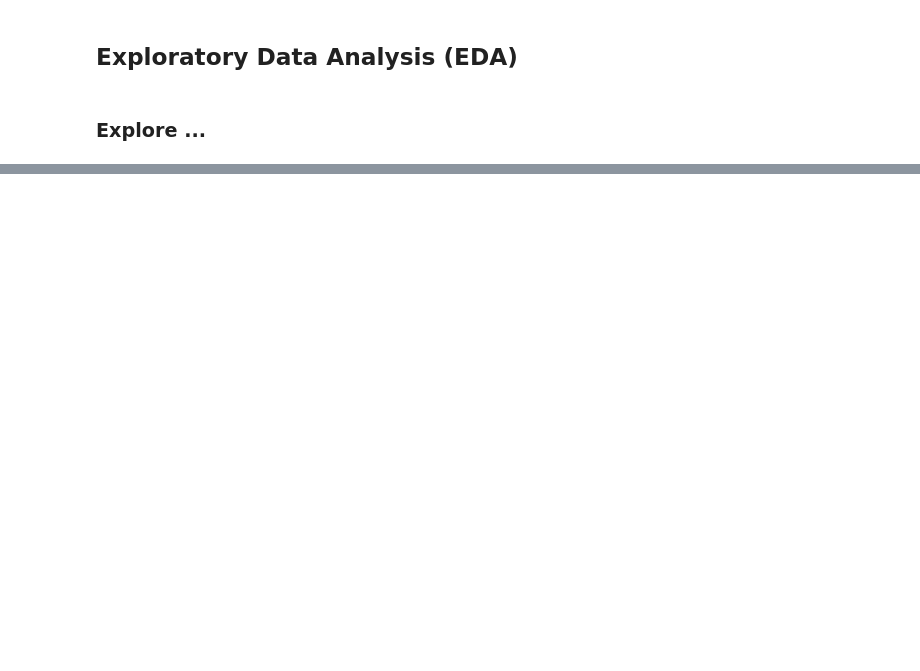
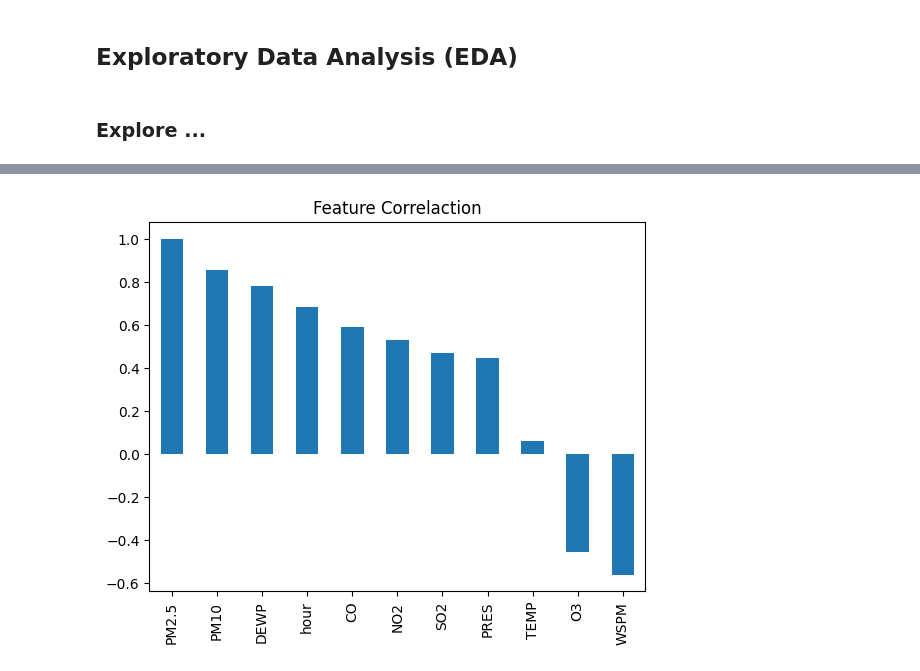
Before and after one commit to IvanSholana/Air-Quality-Dashboard, a Jupyter notebook: Proyek Analisis Data.ipynb, the cells around one changed output, grey strips where cells are left out. Cells and saved outputs as stored; diff of their text form; code cells hidden in the pictures; blank space fills up the shorter version.

```diff
--- a/Proyek Analisis Data.ipynb
+++ b/Proyek Analisis Data.ipynb
@@ -202,0 +225,2 @@ for i in station:
+# %%
+air_quality['datetime'] = pd.to_datetime(air_quality[['year', 'month', 'day']])
@@ -202,0 +246,7 @@ for i in station:
+# %%
+plt.title("Feature Correlaction")
+air_quality.loc[(air_quality['datetime'] == '2013-03-01') & (air_quality['station'] == 'Aotizhongxin')].select_dtypes('number').corr()['PM2.5'].sort_values(ascending=False).dropna().plot(kind='bar')
+
+plt.show()
+# %% [output]
+[figure, added]
```
Also changed, not shown: parts of 11 cells of this notebook, 1 other file.
